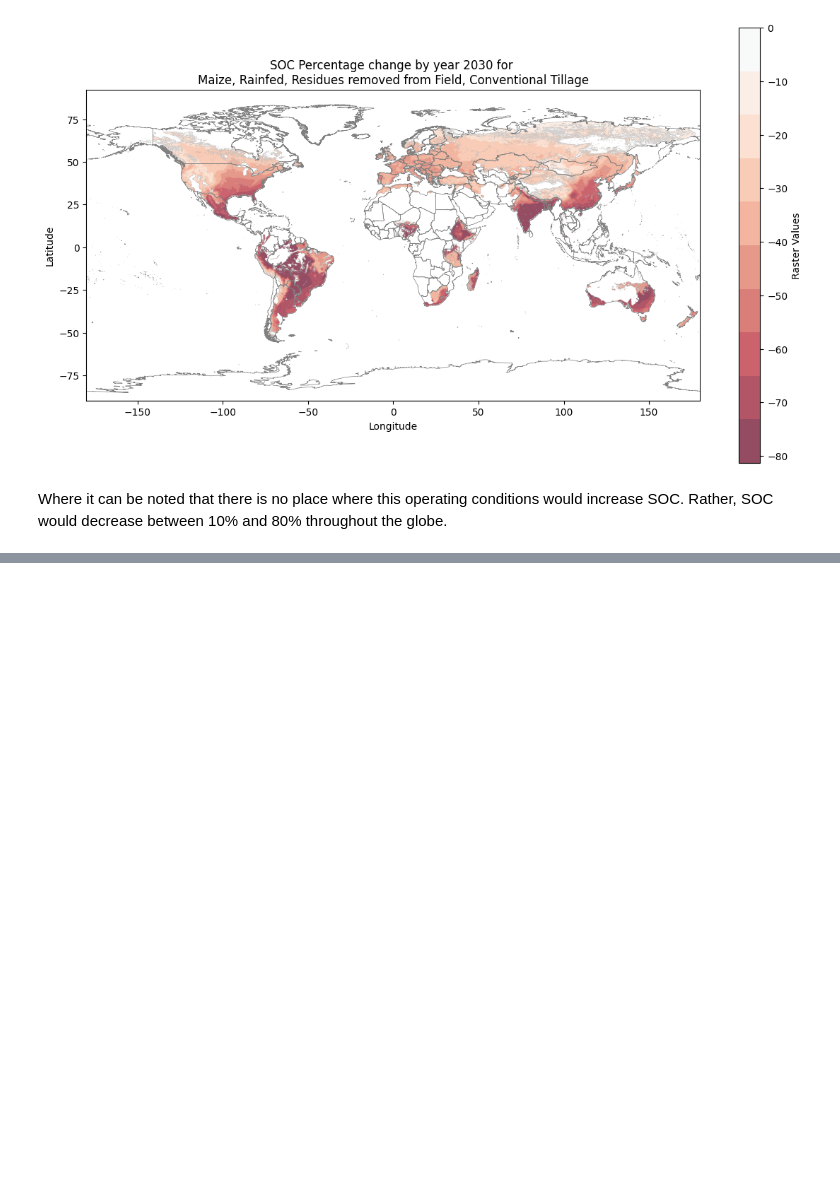
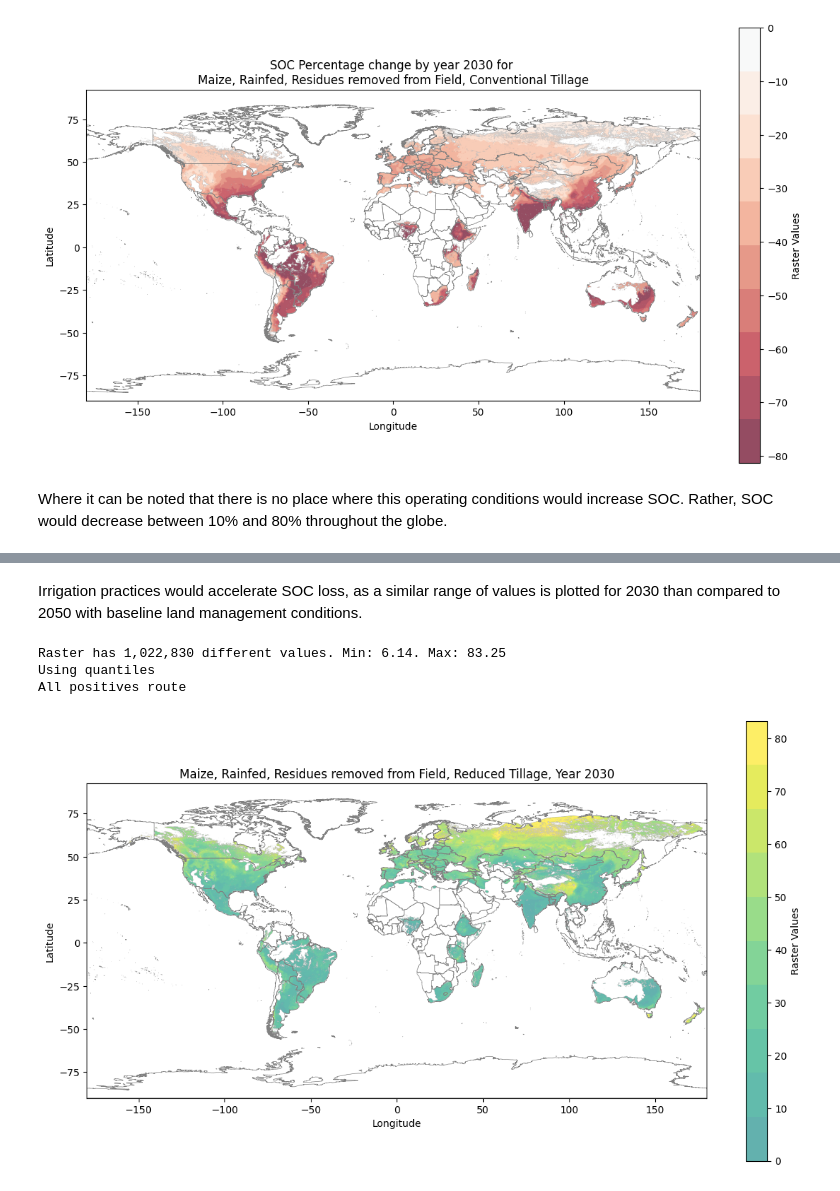
Before and after one commit to cloyolaangosto/SBTN_Test, a Jupyter notebook: examples/SOC_LEAF_Example.ipynb, the cells around one changed output, grey strips where cells are left out. Drawn from its saved outputs; the diff is of its cells as text; code cells hidden in the pictures; blank space fills up the shorter version.

```diff
--- a/examples/SOC_LEAF_Example.ipynb
+++ b/examples/SOC_LEAF_Example.ipynb
@@ -201,0 +313,9 @@ Where it can be noted that there is no place where this operating conditions wou
+# %% [markdown]
+Irrigation practices would accelerate SOC loss, as a similar range of values is plotted for 2030 than compared to 2050 with baseline land management conditions.
+# %%
+mplot.plot_raster_on_world_extremes_cutoff(leaf_maize_rf_resoff_rt_2030_tif, "Maize, Rainfed, Residues removed from Field, Reduced Tillage, Year 2030", raster_band=34, alpha=1, quantiles=10)
+# %% [output]
+Raster has 1,022,830 different values. Min: 6.14. Max: 83.25
+Using quantiles
+All positives route
+[figure, added]
```
Also changed, not shown: parts of 29 cells of this notebook, 8 other files.
